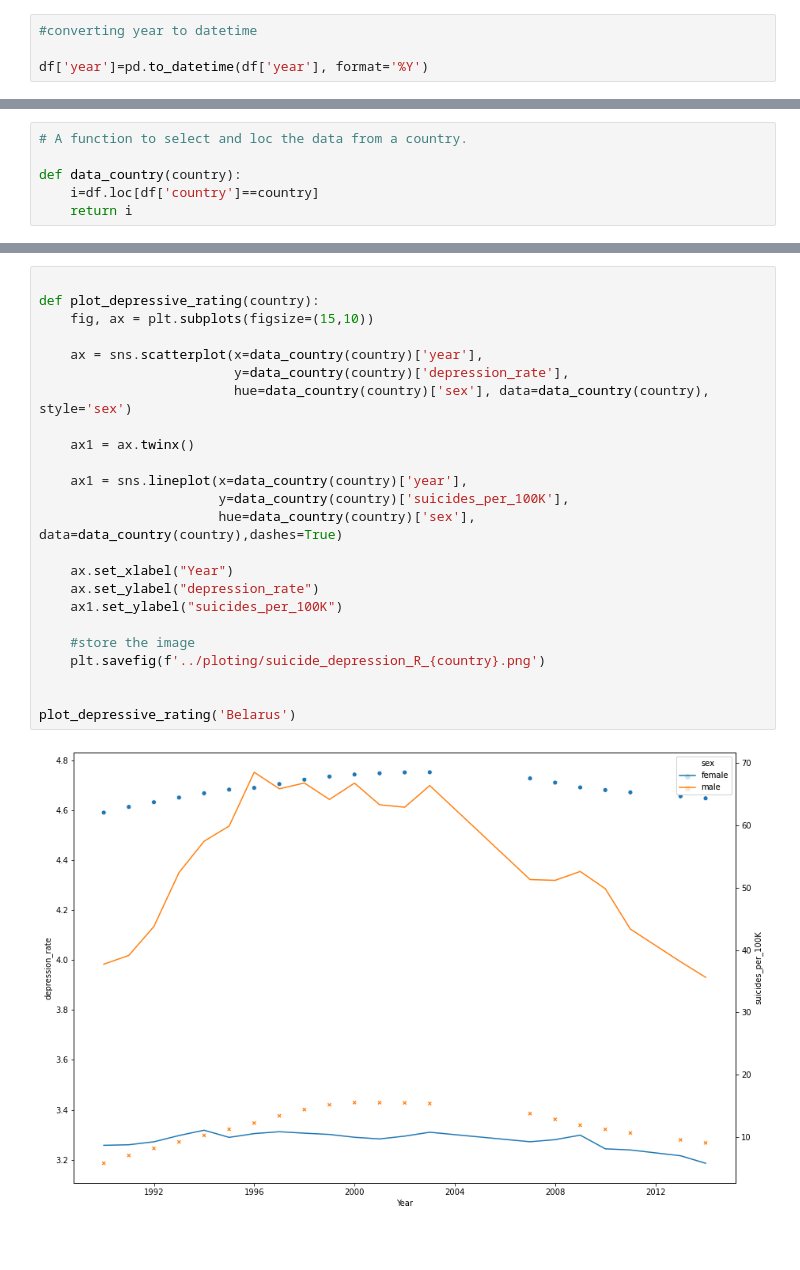
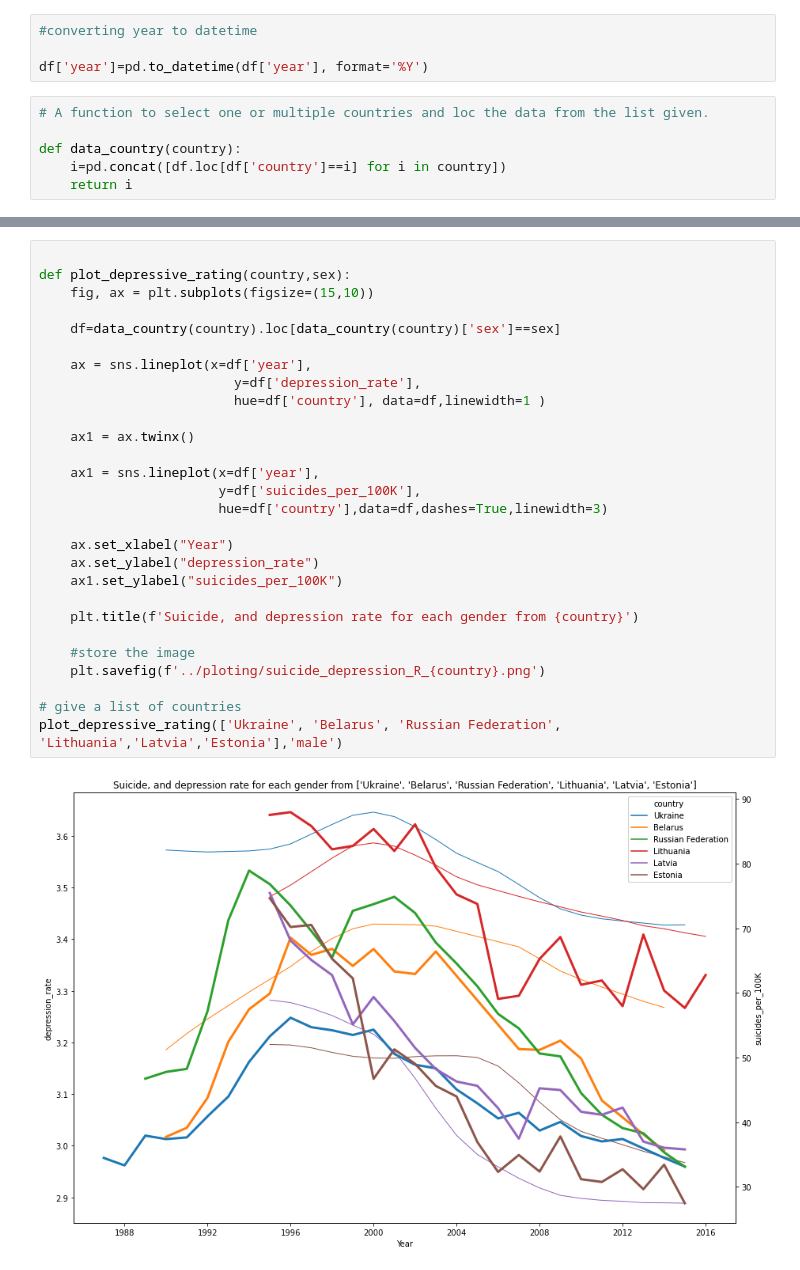
Before and after one commit to Brunadiasmiguel/depression, a Jupyter notebook: Analysis/regression_suicide_rate.ipynb, the cells around one changed output, grey strips where cells are left out. Saved outputs shown, nothing was run; the diff lists cells and outputs as text; blank space fills up the shorter version.

```diff
--- a/Analysis/regression_suicide_rate.ipynb
+++ b/Analysis/regression_suicide_rate.ipynb
@@ -10,3 +12,9 @@ df=pd.read_csv('../data-wrangling/suicide_unemployment_depresion.csv', index_col
 #converting year to datetime
 
 df['year']=pd.to_datetime(df['year'], format='%Y')
+# %%
+# A function to select one or multiple countries and loc the data from the list given.
+
+def data_country(country):
+    i=pd.concat([df.loc[df['country']==i] for i in country])
+    return i
@@ -32,9 +61,3 @@ array(['Antigua and Barbuda', 'Argentina', 'Australia', 'Austria',
        'Montenegro', 'Fiji', 'United Arab Emirates', 'Oman', 'Turkey',
        'Nicaragua', 'Bosnia and Herzegovina', 'Cabo Verde', 'Mongolia'],
       dtype=object)
-# %%
-# A function to select and loc the data from a country.
-
-def data_country(country):
-    i=df.loc[df['country']==country]
-    return i
@@ -123,27 +125,31 @@ plot_suicide_variables('Germany', 'female')
 # %%
 
-def plot_depressive_rating(country):
+def plot_depressive_rating(country,sex):
     fig, ax = plt.subplots(figsize=(15,10))
 
-    ax = sns.scatterplot(x=data_country(country)['year'],
-                         y=data_country(country)['depression_rate'],
-                         hue=data_country(country)['sex'], data=data_country(country), style='sex')
+    df=data_country(country).loc[data_country(country)['sex']==sex]
+
+    ax = sns.lineplot(x=df['year'],
+                         y=df['depression_rate'],
+                         hue=df['country'], data=df,linewidth=1 )
 
     ax1 = ax.twinx()
 
-    ax1 = sns.lineplot(x=data_country(country)['year'],
-                       y=data_country(country)['suicides_per_100K'],
-                       hue=data_country(country)['sex'], data=data_country(country),dashes=True)
+    ax1 = sns.lineplot(x=df['year'],
+                       y=df['suicides_per_100K'],
+                       hue=df['country'],data=df,dashes=True,linewidth=3)
 
     ax.set_xlabel("Year")
     ax.set_ylabel("depression_rate")
     ax1.set_ylabel("suicides_per_100K")
 
+    plt.title(f'Suicide, and depression rate for each gender from {country}')
+
     #store the image
     plt.savefig(f'../ploting/suicide_depression_R_{country}.png')
 
-
-plot_depressive_rating('Belarus')
+# give a list of countries
+plot_depressive_rating(['Ukraine', 'Belarus', 'Russian Federation', 'Lithuania','Latvia','Estonia'],'male')
 # %% [output]
-[figure, old version]
+[figure, new version]
 # %%
```
Also changed, not shown: parts of 13 cells of this notebook, 20 other files.
